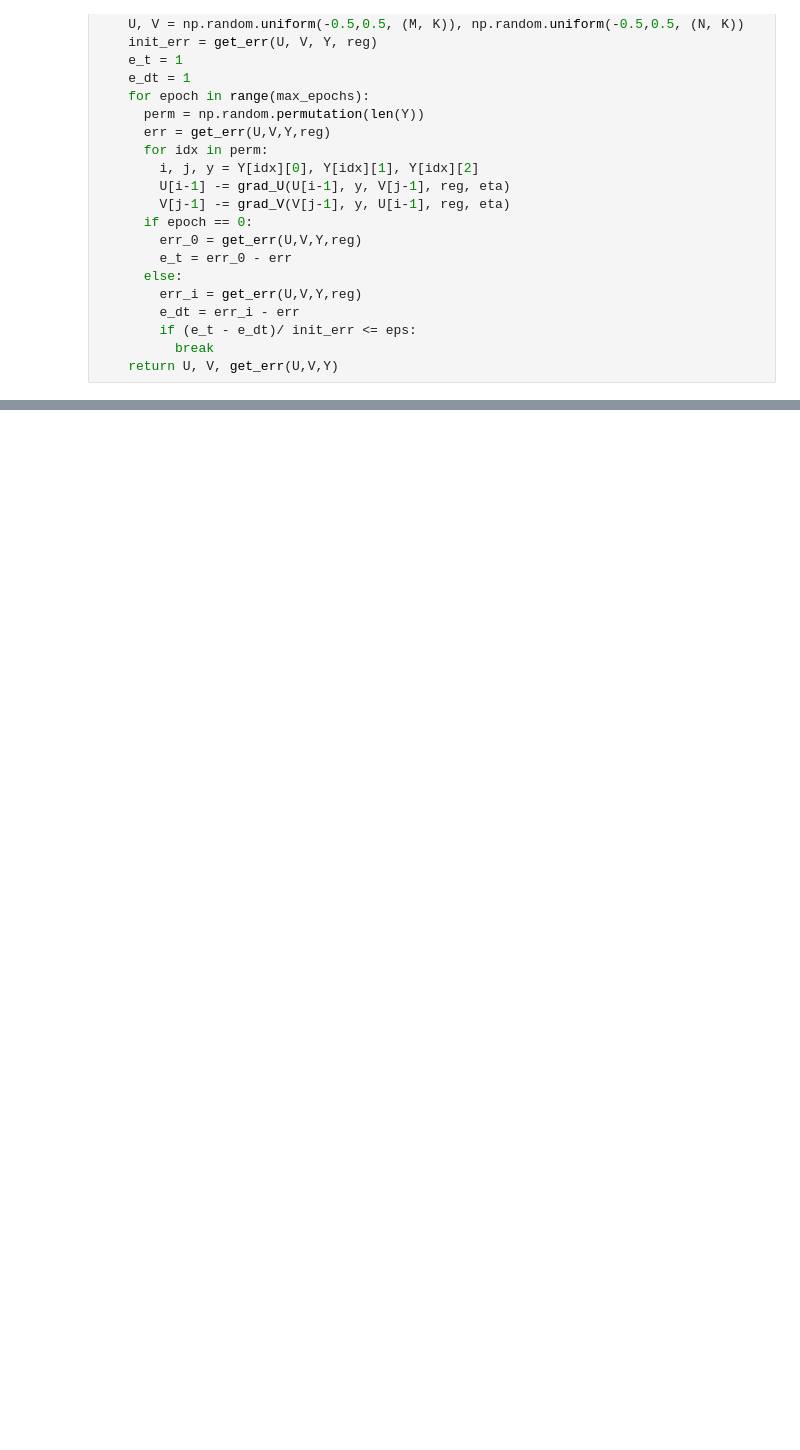
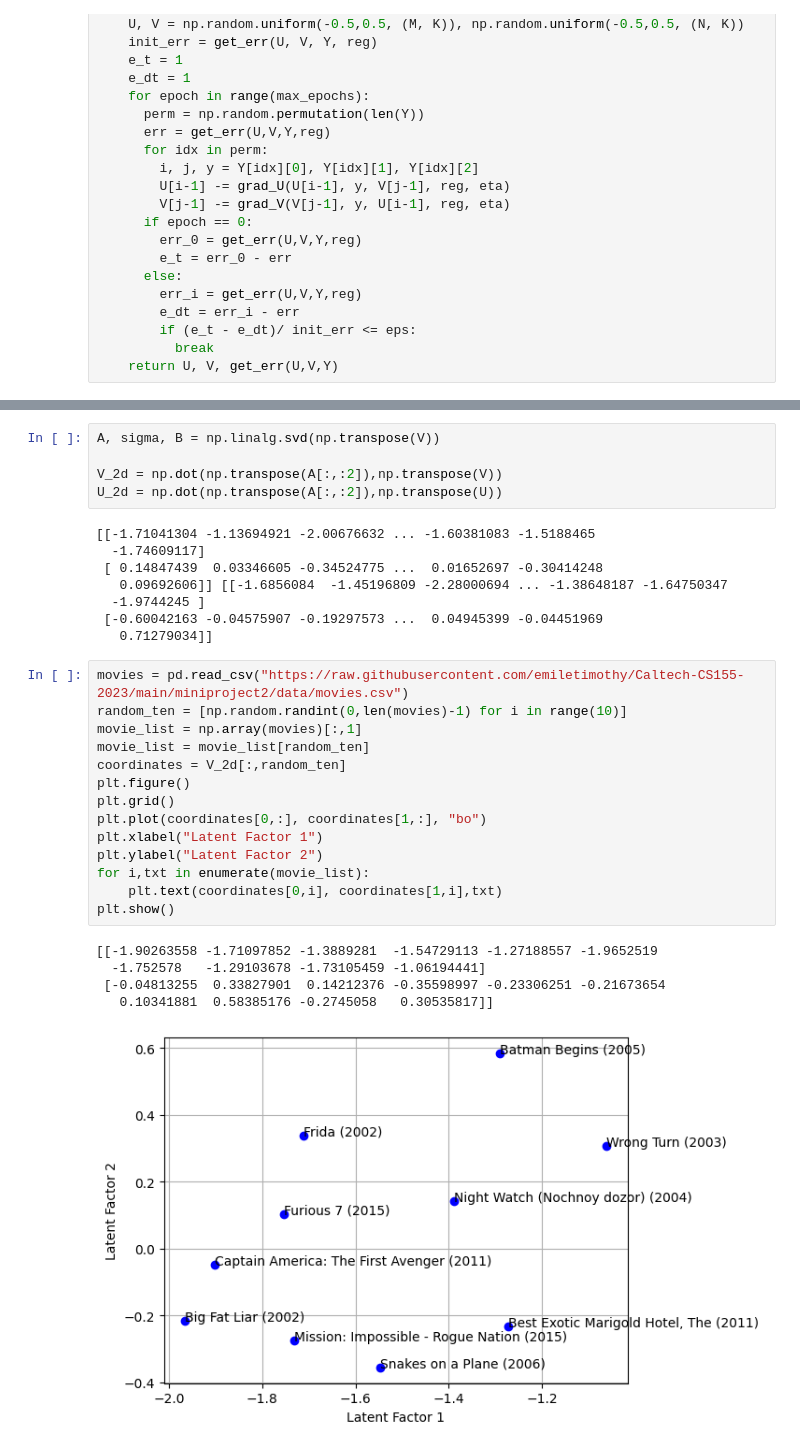
Before and after one commit to Zack-Dugue/CS155-PROJECT_2, a Jupyter notebook: group_project2.ipynb, the cells around one changed output, grey strips where cells are left out. Cells and saved outputs as stored; diff of their text form; blank space fills up the shorter version.

```diff
--- a/group_project2.ipynb
+++ b/group_project2.ipynb
@@ -174,0 +174,33 @@ Our out of sample error on the test data results i: 1.0367469164175485
+# %%
+A, sigma, B = np.linalg.svd(np.transpose(V))
+
+V_2d = np.dot(np.transpose(A[:,:2]),np.transpose(V))
+U_2d = np.dot(np.transpose(A[:,:2]),np.transpose(U))
+# %% [output]
+[[-1.71041304 -1.13694921 -2.00676632 ... -1.60381083 -1.5188465
+  -1.74609117]
+ [ 0.14847439  0.03346605 -0.34524775 ...  0.01652697 -0.30414248
+   0.09692606]] [[-1.6856084  -1.45196809 -2.28000694 ... -1.38648187 -1.64750347
+  -1.9744245 ]
+ [-0.60042163 -0.04575907 -0.19297573 ...  0.04945399 -0.04451969
+   0.71279034]]
+# %%
+movies = pd.read_csv("https://raw.githubusercontent.com/emiletimothy/Caltech-CS155-2023/main/miniproject2/data/movies.csv")
+random_ten = [np.random.randint(0,len(movies)-1) for i in range(10)]
+movie_list = np.array(movies)[:,1]
+movie_list = movie_list[random_ten]
+coordinates = V_2d[:,random_ten]
+plt.figure()
+plt.grid()
+plt.plot(coordinates[0,:], coordinates[1,:], "bo")
+plt.xlabel("Latent Factor 1")
+plt.ylabel("Latent Factor 2")
+for i,txt in enumerate(movie_list):
+    plt.text(coordinates[0,i], coordinates[1,i],txt)
+plt.show()
+# %% [output]
+[[-1.90263558 -1.71097852 -1.3889281  -1.54729113 -1.27188557 -1.9652519
+  -1.752578   -1.29103678 -1.73105459 -1.06194441]
+ [-0.04813255  0.33827901  0.14212376 -0.35598997 -0.23306251 -0.21673654
+   0.10341881  0.58385176 -0.2745058   0.30535817]]
+[figure, added]
```
Also changed, not shown: parts of 8 cells of this notebook, 1 other file.
